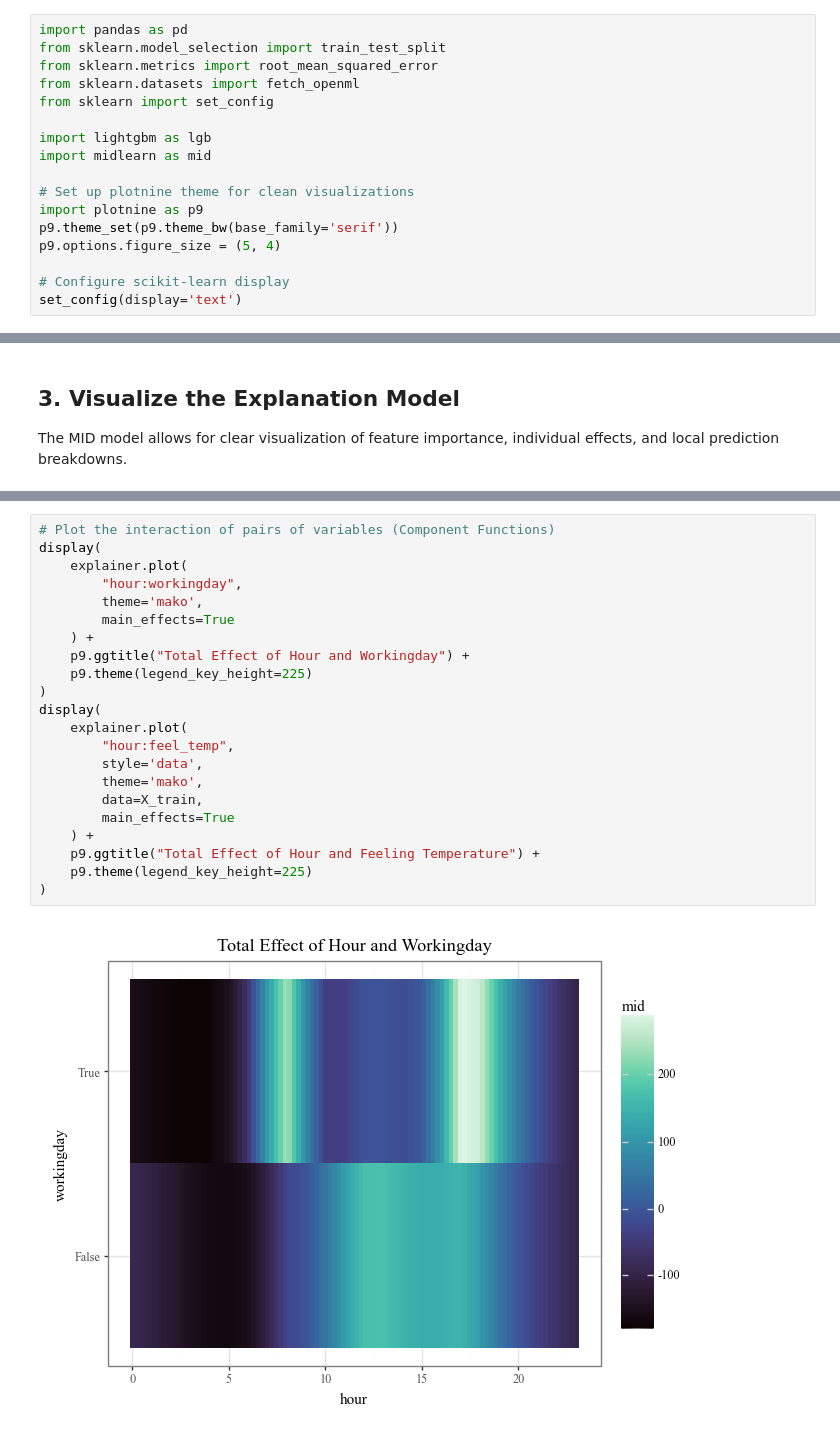
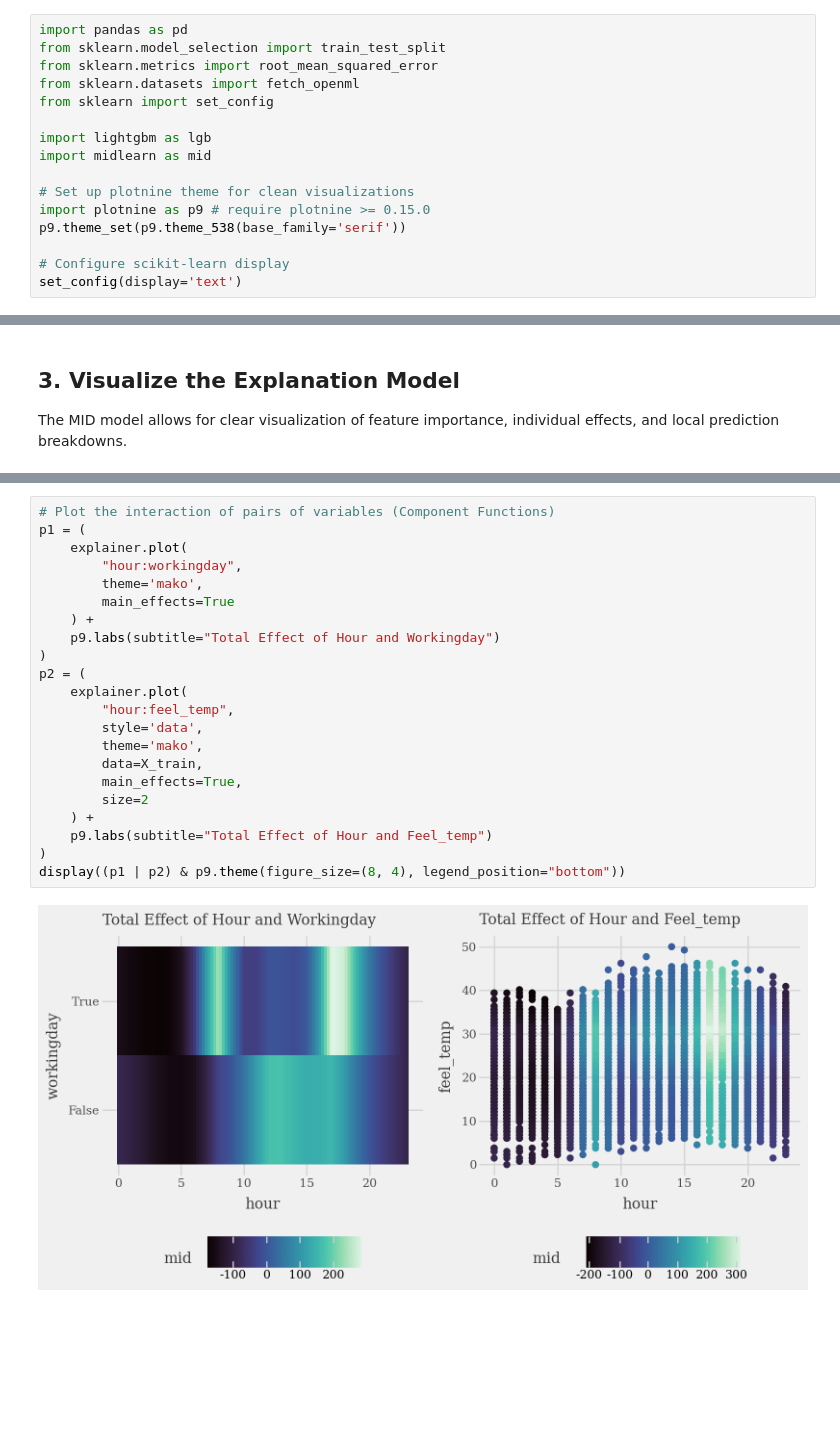
Before and after one commit to ryo-asashi/pyramid-learn, a Jupyter notebook: README.ipynb, the cells around one changed output, grey strips where cells are left out. Cells and saved outputs as stored; diff of their text form; blank space fills up the shorter version.

```diff
--- a/README.ipynb
+++ b/README.ipynb
@@ -53,9 +53,8 @@ import lightgbm as lgb
 import midlearn as mid
 
 # Set up plotnine theme for clean visualizations
-import plotnine as p9
-p9.theme_set(p9.theme_bw(base_family='serif'))
-p9.options.figure_size = (5, 4)
+import plotnine as p9 # require plotnine >= 0.15.0
+p9.theme_set(p9.theme_538(base_family='serif'))
 
 # Configure scikit-learn display
 set_config(display='text')
@@ -160,24 +167,24 @@ for i, t in enumerate(imp.terms(interactions=False)[:3]):
 # %%
 # Plot the interaction of pairs of variables (Component Functions)
-display(
+p1 = (
     explainer.plot(
         "hour:workingday",
         theme='mako',
         main_effects=True
     ) +
-    p9.ggtitle("Total Effect of Hour and Workingday") +
-    p9.theme(legend_key_height=225)
+    p9.labs(subtitle="Total Effect of Hour and Workingday")
 )
-display(
+p2 = (
     explainer.plot(
         "hour:feel_temp",
         style='data',
         theme='mako',
         data=X_train,
-        main_effects=True
+        main_effects=True,
+        size=2
     ) +
-    p9.ggtitle("Total Effect of Hour and Feeling Temperature") +
-    p9.theme(legend_key_height=225)
+    p9.labs(subtitle="Total Effect of Hour and Feel_temp")
 )
+display((p1 | p2) & p9.theme(figure_size=(8, 4), legend_position="bottom"))
 # %% [output]
-[figure, old version]
+[figure, new version]
```
Also changed, not shown: parts of 7 cells of this notebook, 15 other files.
